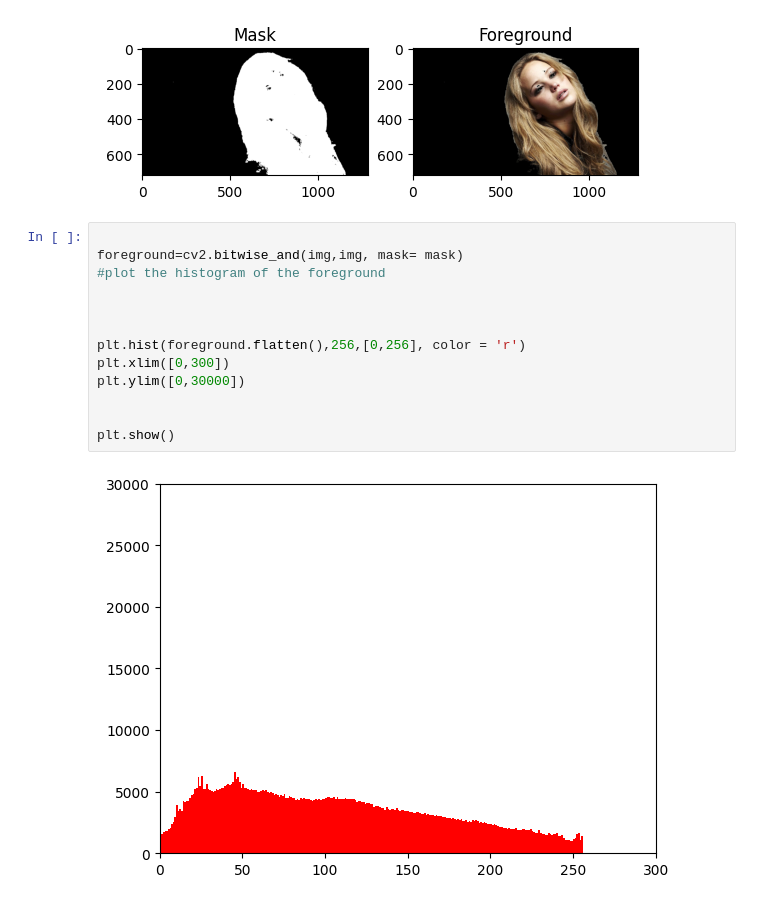
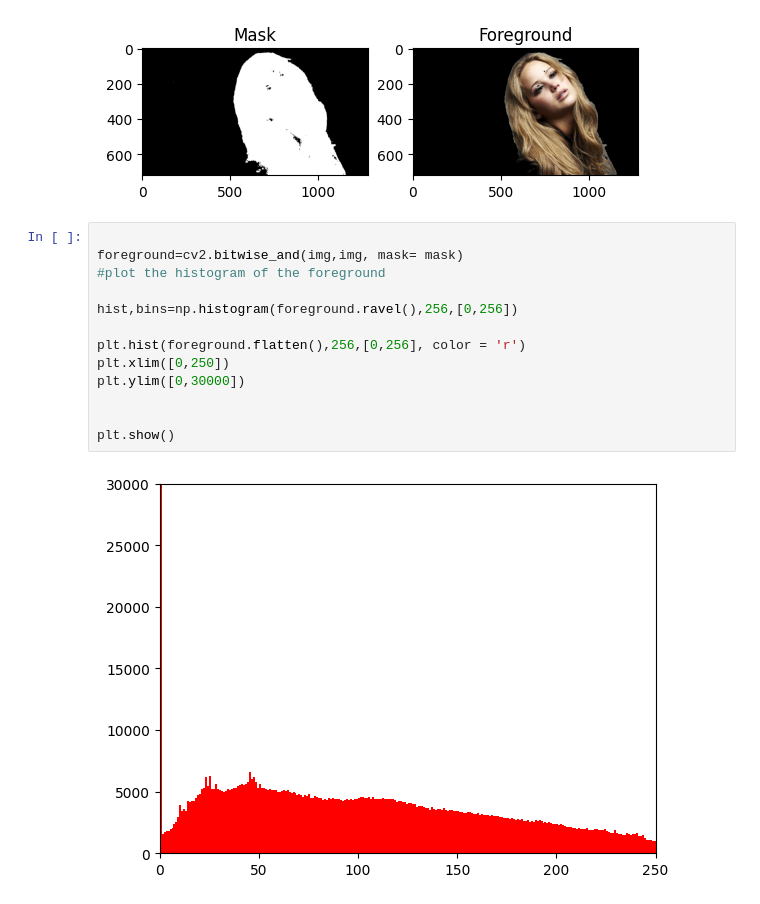
Before and after one commit to DHimeka/Image_Processing, a Jupyter notebook: Assignment/Q6_code.ipynb, the cells around one changed output. Saved outputs shown, nothing was run; the diff lists cells and outputs as text.

```diff
--- a/Assignment/Q6_code.ipynb
+++ b/Assignment/Q6_code.ipynb
@@ -40,18 +40,18 @@ plt.show()
 # %%
 
 foreground=cv2.bitwise_and(img,img, mask= mask)
 #plot the histogram of the foreground
 
-
+hist,bins=np.histogram(foreground.ravel(),256,[0,256])
 
 plt.hist(foreground.flatten(),256,[0,256], color = 'r')
-plt.xlim([0,300])
+plt.xlim([0,250])
 plt.ylim([0,30000])
 
 
 plt.show()
 # %% [output]
-[figure, old version]
+[figure, new version]
 # %%
 hist,bins = np.histogram(foreground.ravel(),256,[0,256])
 cdf = np.cumsum(hist)
```
Also changed, not shown: parts of 3 cells of this notebook, 4 other files.
